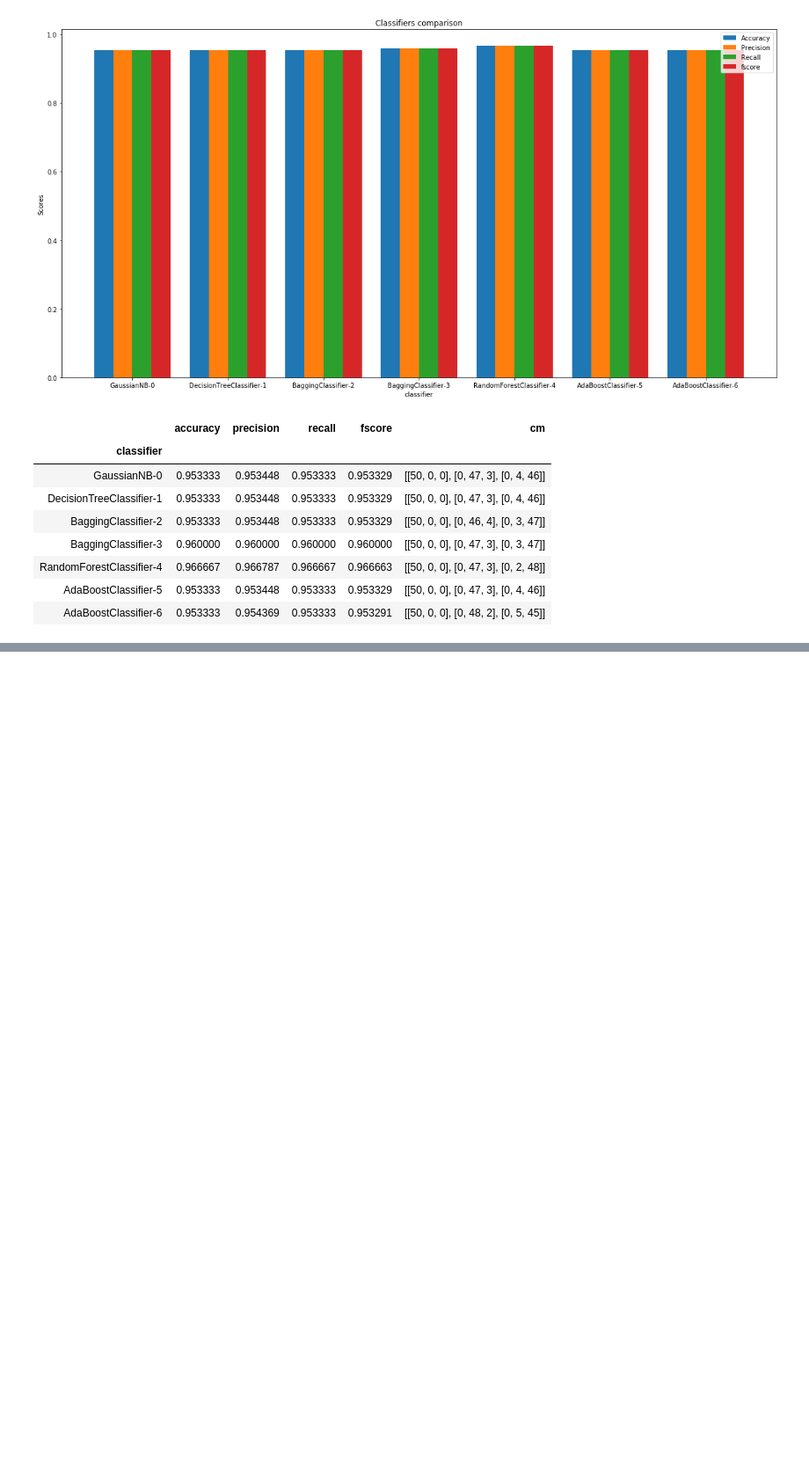
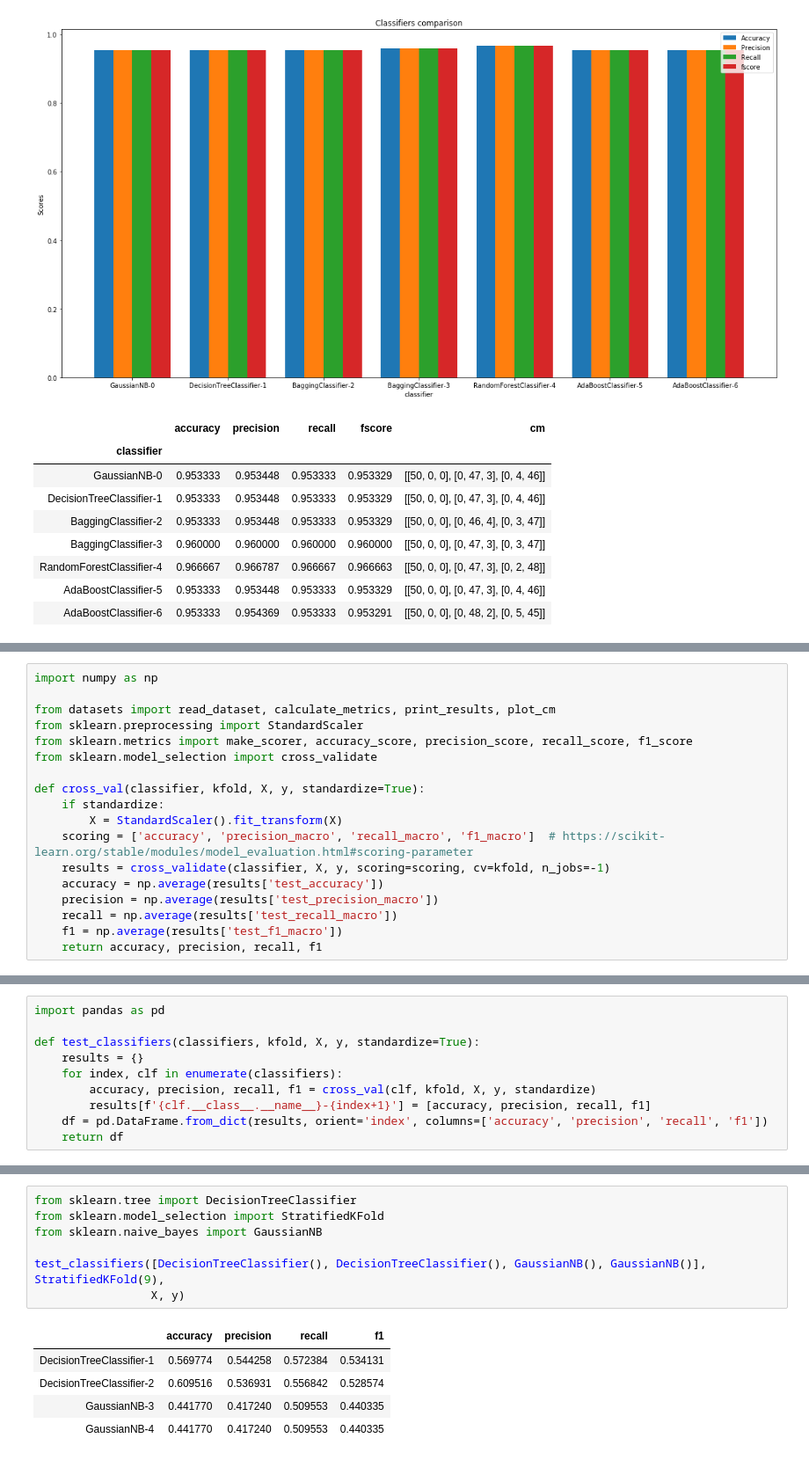
Before and after one commit to xenteros/data-science-training, a Jupyter notebook: Ensembles.ipynb, the cells around one changed output, grey strips where cells are left out. Shown: that part at 88% size. Cells and saved outputs as stored; diff of their text form; blank space fills up the shorter version.

```diff
--- a/Ensembles.ipynb
+++ b/Ensembles.ipynb
@@ -732,0 +743,18 @@ df
+# %%
+import numpy as np
+
+from datasets import read_dataset, calculate_metrics, print_results, plot_cm
+from sklearn.preprocessing import StandardScaler
+from sklearn.metrics import make_scorer, accuracy_score, precision_score, recall_score, f1_score
+from sklearn.model_selection import cross_validate
+
+def cross_val(classifier, kfold, X, y, standardize=True):
+    if standardize:
+        X = StandardScaler().fit_transform(X)
+    scoring = ['accuracy', 'precision_macro', 'recall_macro', 'f1_macro']  # https://scikit-learn.org/stable/modules/model_evaluation.html#scoring-parameter
+    results = cross_validate(classifier, X, y, scoring=scoring, cv=kfold, n_jobs=-1)
+    accuracy = np.average(results['test_accuracy'])
+    precision = np.average(results['test_precision_macro'])
+    recall = np.average(results['test_recall_macro'])
+    f1 = np.average(results['test_f1_macro'])
+    return accuracy, precision, recall, f1
@@ -732,0 +773,10 @@ df
+# %%
+import pandas as pd
+
+def test_classifiers(classifiers, kfold, X, y, standardize=True):
+    results = {}
+    for index, clf in enumerate(classifiers):
+        accuracy, precision, recall, f1 = cross_val(clf, kfold, X, y, standardize)
+        results[f'{clf.__class__.__name__}-{index+1}'] = [accuracy, precision, recall, f1]
+    df = pd.DataFrame.from_dict(results, orient='index', columns=['accuracy', 'precision', 'recall', 'f1'])
+    return df
@@ -732,0 +796,13 @@ df
+# %%
+from sklearn.tree import DecisionTreeClassifier
+from sklearn.model_selection import StratifiedKFold
+from sklearn.naive_bayes import GaussianNB
+
+test_classifiers([DecisionTreeClassifier(), DecisionTreeClassifier(), GaussianNB(), GaussianNB()], StratifiedKFold(9),
+                 X, y)
+# %% [output]
+|  | accuracy | precision | recall | f1 |
+| DecisionTreeClassifier-1 | 0.569774 | 0.544258 | 0.572384 | 0.534131 |
+| DecisionTreeClassifier-2 | 0.609516 | 0.536931 | 0.556842 | 0.528574 |
+| GaussianNB-3 | 0.441770 | 0.417240 | 0.509553 | 0.440335 |
+| GaussianNB-4 | 0.441770 | 0.417240 | 0.509553 | 0.440335 |
```
Also changed, not shown: parts of 6 cells of this notebook.
